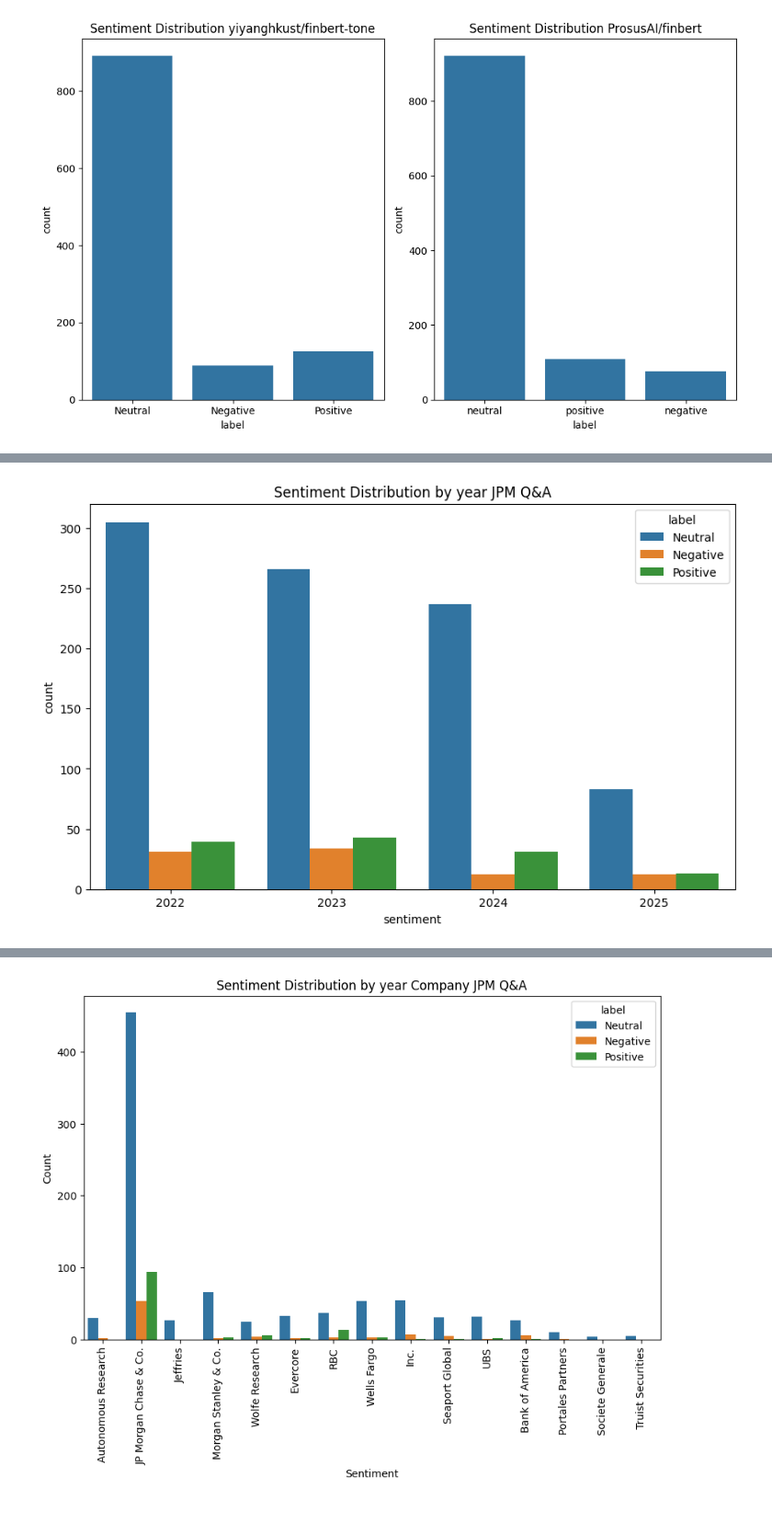
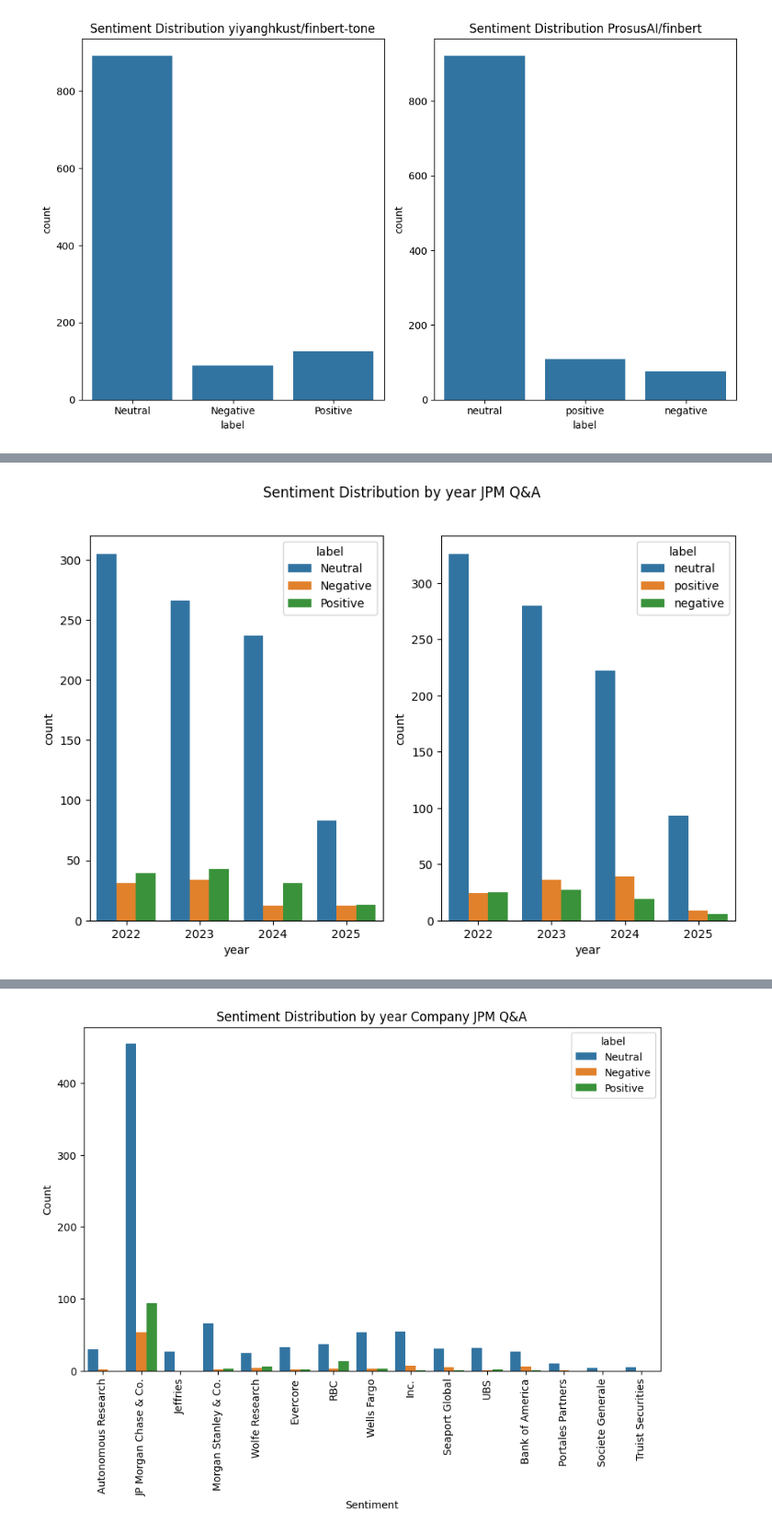
Before and after one commit to EErlando/Quarterly-Bytes, a Jupyter notebook: notebooks/2_exploratory_data_analysis/JKW_Sentiment_Analysis.ipynb, the cells around one changed output, grey strips where cells are left out. Shown at 92% size. Drawn from its saved outputs; the diff is of its cells as text; code cells hidden in the pictures.

```diff
--- a/notebooks/2_exploratory_data_analysis/JKW_Sentiment_Analysis.ipynb
+++ b/notebooks/2_exploratory_data_analysis/JKW_Sentiment_Analysis.ipynb
@@ -1070,10 +1069,9 @@ plt.show()
 # %%
-fig, ax = plt.subplots(figsize=(10, 6))
-sns.countplot(df_scored_qa_jpm, x="year", hue = 'label' )
-plt.title("Sentiment Distribution by year JPM Q&A")
-plt.xlabel("sentiment")
-plt.ylabel("count")
+fig, ax = plt.subplots(1,2,figsize=(10, 6))
+sns.countplot(df_scored_qa_jpm_kust, x="year", hue = 'label', ax=ax[0])
+sns.countplot(df_scored_qa_jpm_prosus, x="year", hue = 'label', ax=ax[1])
+plt.suptitle("Sentiment Distribution by year JPM Q&A")
 plt.show()
 # %% [output]
-[figure, old version]
+[figure, new version]
 # %%
```
Also changed, not shown: parts of 2 cells of this notebook.
